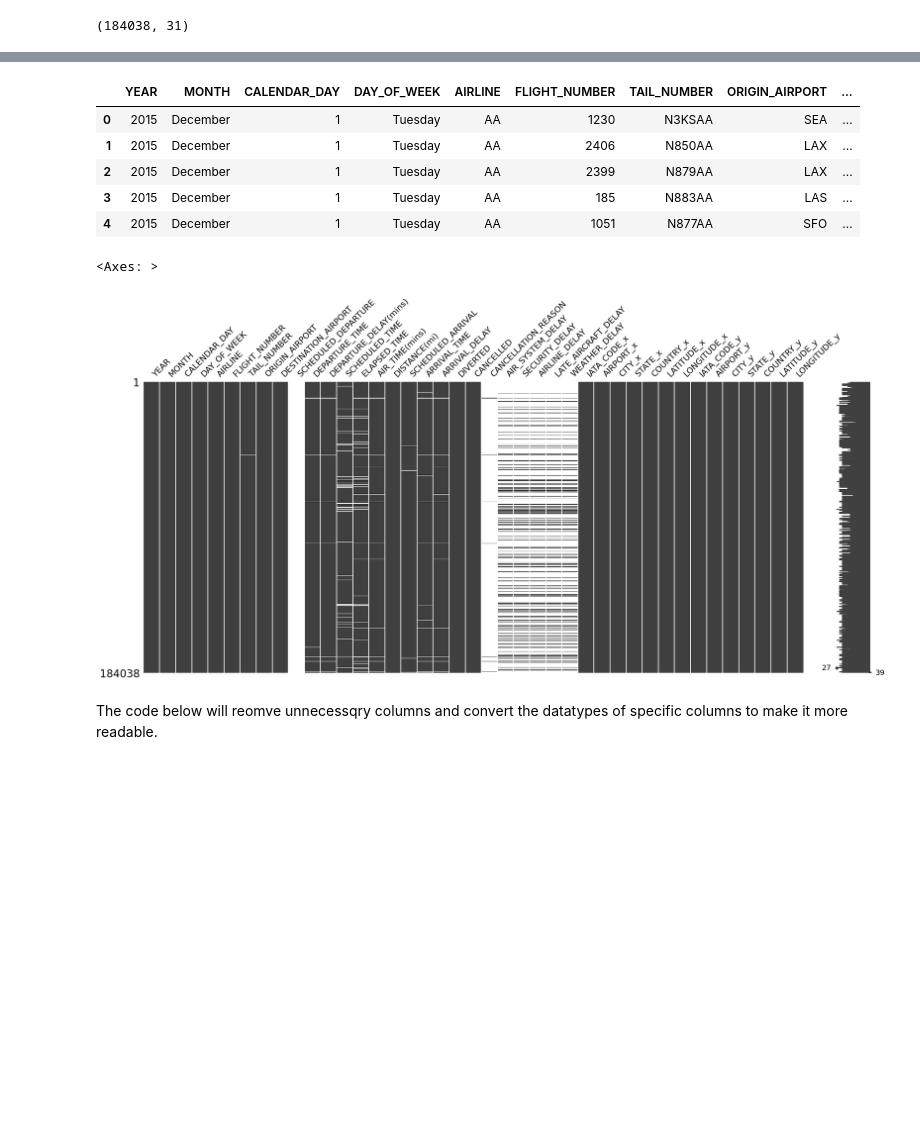
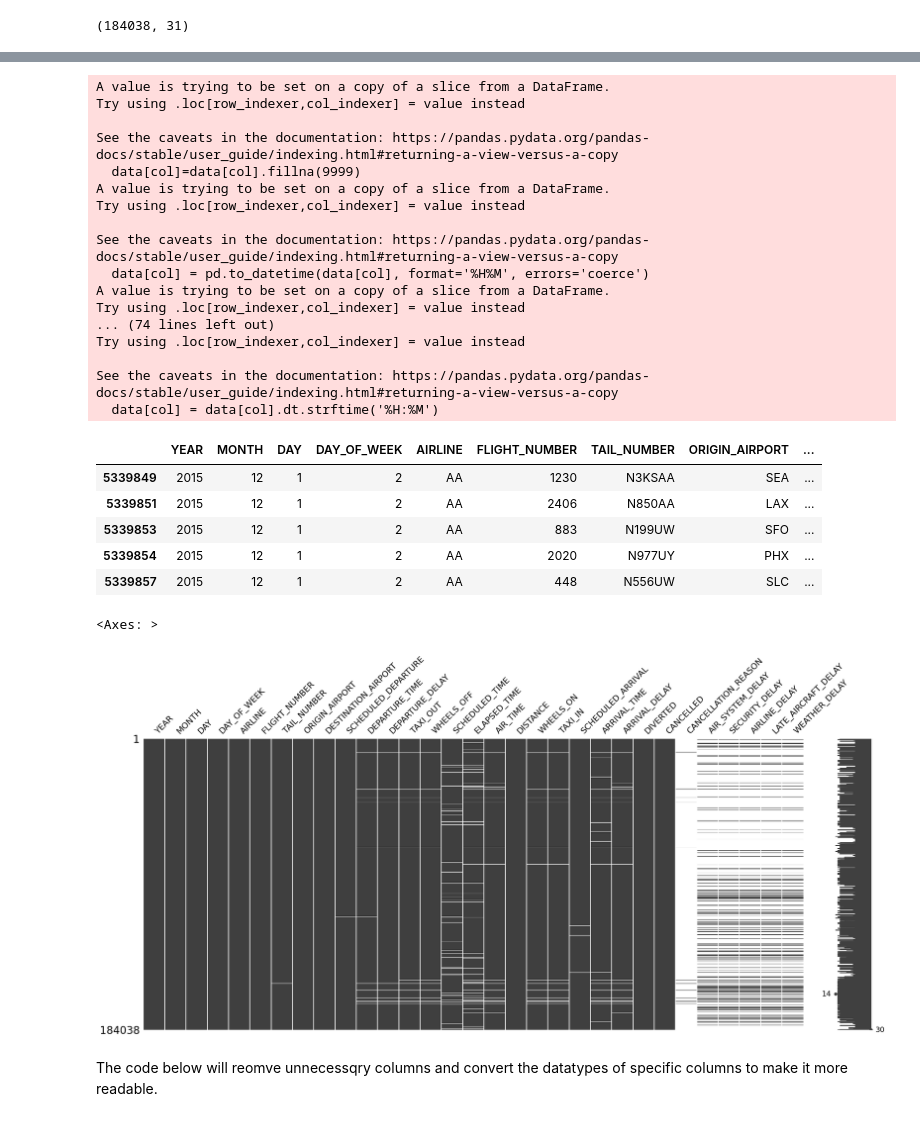
Before and after one commit to Ethangandi/Flights_BI, a Jupyter notebook: Data_Cleaning.ipynb, the cells around one changed output, grey strips where cells are left out. Drawn from its saved outputs; the diff is of its cells as text; code cells hidden in the pictures; blank space fills up the shorter version.

Commit message:
changing to left merge

```diff
--- a/Data_Cleaning.ipynb
+++ b/Data_Cleaning.ipynb
@@ -24,4 +26,0 @@ print(non_usa["COUNTRY"].unique())
-# %%
-flights=pd.DataFrame(flights)
-#flights.info(show_counts=True)#show_counts adds the null counts
-print(flights.columns.tolist())
@@ -50,35 +47,52 @@ msno.matrix(comparison_db)
 # %%
 # change time cols to a proper time format
-bad_time=['SCHEDULED_DEPARTURE',"ARRIVAL_TIME","SCHEDULED_DEPARTURE","SCHEDULED_ARRIVAL","DEPARTURE_TIME",'SCHEDULED_TIME','ELAPSED_TIME' ]
+bad_time=['SCHEDULED_DEPARTURE',"ARRIVAL_TIME","SCHEDULED_ARRIVAL","DEPARTURE_TIME",'SCHEDULED_TIME','ELAPSED_TIME' ]
 #to test my funciton, I will make a sample data frame of the flights table
 #this will make it faster to debug
 sample_df = flights.sample(n=10000, random_state=42)
 
 def change_time(time_cols,data):
     for col in time_cols:
         '''converting any na values to 9999. Since it isnt a valid time, it will be converted to NaT later'''
         data[col]=data[col].fillna(9999)
         #errors='coerse' converts any improper times are converted to NaT
         data[col] = pd.to_datetime(data[col], format='%H%M', errors='coerce')
         #formats the time to only show the hour and min, instead of the year month day and time
         data[col] = data[col].dt.strftime('%H:%M')
 #change_time(bad_time,sample_df)
 #sample_df.head()
 
 change_time(bad_time,comparison_db)
 comparison_db.head()
 # %% [output]
+A value is trying to be set on a copy of a slice from a DataFrame.
+Try using .loc[row_indexer,col_indexer] = value instead
+
+See the caveats in the documentation: https://pandas.pydata.org/pandas-docs/stable/user_guide/indexing.html#returning-a-view-versus-a-copy
+  data[col]=data[col].fillna(9999)
+A value is trying to be set on a copy of a slice from a DataFrame.
+Try using .loc[row_indexer,col_indexer] = value instead
+
+See the caveats in the documentation: https://pandas.pydata.org/pandas-docs/stable/user_guide/indexing.html#returning-a-view-versus-a-copy
+  data[col] = pd.to_datetime(data[col], format='%H%M', errors='coerce')
+A value is trying to be set on a copy of a slice from a DataFrame.
+Try using .loc[row_indexer,col_indexer] = value instead
+... (74 lines left out)
+Try using .loc[row_indexer,col_indexer] = value instead
+
+See the caveats in the documentation: https://pandas.pydata.org/pandas-docs/stable/user_guide/indexing.html#returning-a-view-versus-a-copy
+  data[col] = data[col].dt.strftime('%H:%M')
-|  | YEAR | MONTH | CALENDAR_DAY | DAY_OF_WEEK | AIRLINE | FLIGHT_NUMBER | TAIL_NUMBER | ORIGIN_AIRPORT | ... |
-| 0 | 2015 | December | 1 | Tuesday | AA | 1230 | N3KSAA | SEA | ... |
-| 1 | 2015 | December | 1 | Tuesday | AA | 2406 | N850AA | LAX | ... |
-| 2 | 2015 | December | 1 | Tuesday | AA | 2399 | N879AA | LAX | ... |
-| 3 | 2015 | December | 1 | Tuesday | AA | 185 | N883AA | LAS | ... |
-| 4 | 2015 | December | 1 | Tuesday | AA | 1051 | N877AA | SFO | ... |
+|  | YEAR | MONTH | DAY | DAY_OF_WEEK | AIRLINE | FLIGHT_NUMBER | TAIL_NUMBER | ORIGIN_AIRPORT | ... |
+| 5339849 | 2015 | 12 | 1 | 2 | AA | 1230 | N3KSAA | SEA | ... |
+| 5339851 | 2015 | 12 | 1 | 2 | AA | 2406 | N850AA | LAX | ... |
+| 5339853 | 2015 | 12 | 1 | 2 | AA | 883 | N199UW | SFO | ... |
+| 5339854 | 2015 | 12 | 1 | 2 | AA | 2020 | N977UY | PHX | ... |
+| 5339857 | 2015 | 12 | 1 | 2 | AA | 448 | N556UW | SLC | ... |
 # %%
 msno.matrix(comparison_db)
 # %% [output]
 <Axes: >
-[figure, old version]
+[figure, new version]
 # %% [markdown]
 The code below will reomve unnecessqry columns and convert the datatypes of specific columns to make it more readable.
 # %%
```
Also changed, not shown: parts of 5 cells of this notebook, 2 other files.
